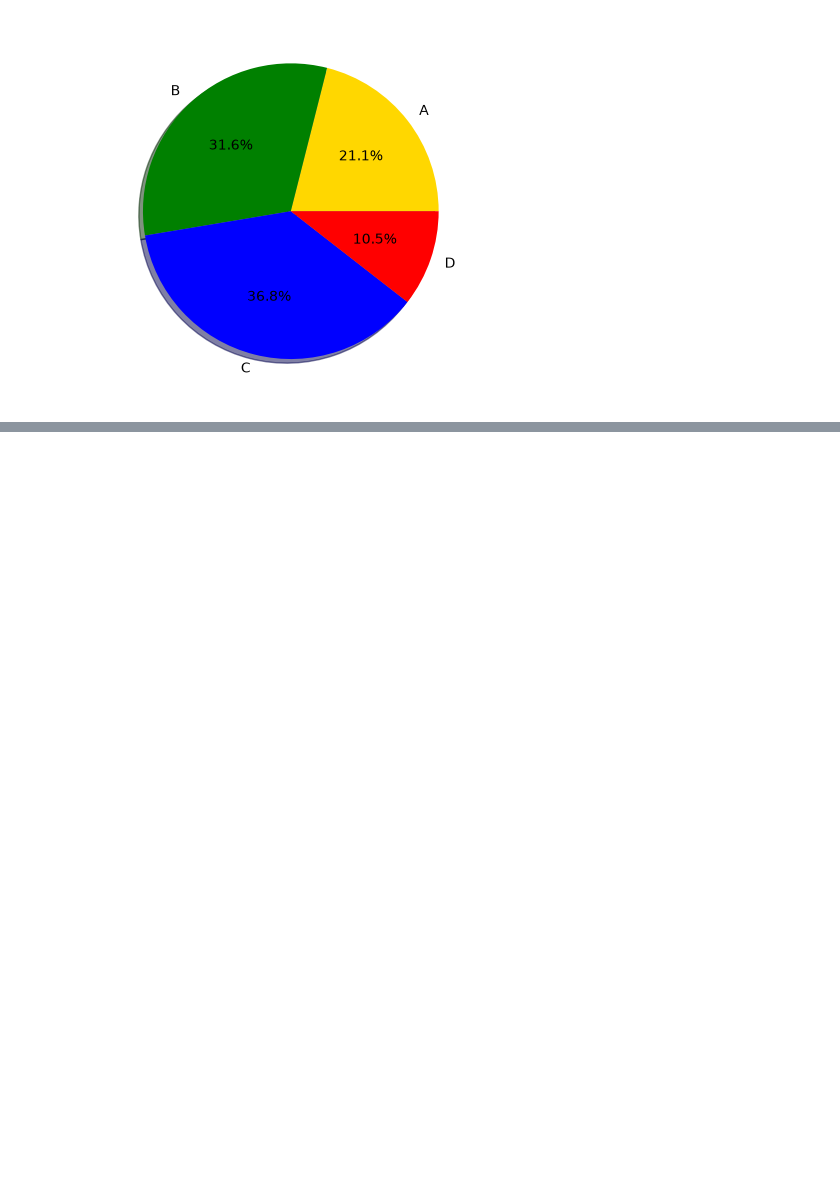
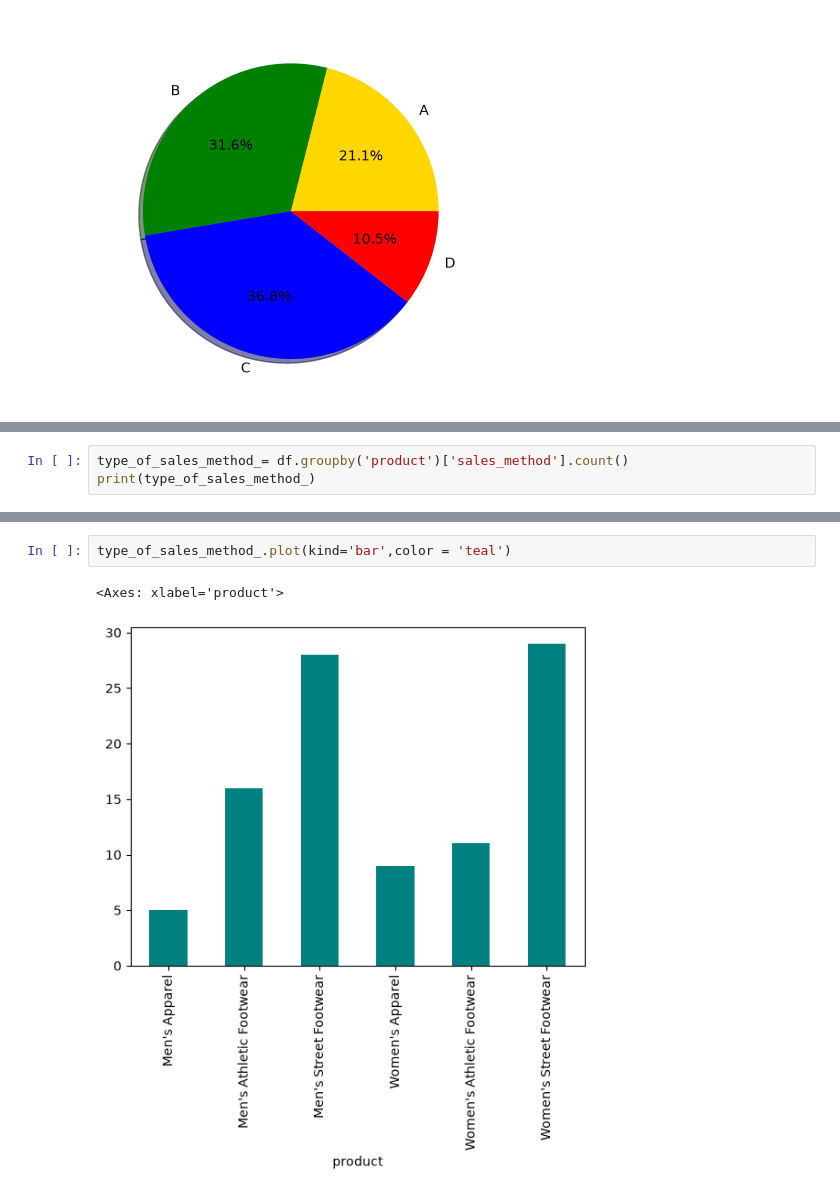
Before and after one commit to SabiahMdk/SabiahDAS, a Jupyter notebook: PYTHON/PYTHON DATA ANALYSIS/Matplotlib.ipynb, the cells around one changed output, grey strips where cells are left out. Drawn from its saved outputs; the diff is of its cells as text; blank space fills up the shorter version.

```diff
--- a/PYTHON/PYTHON DATA ANALYSIS/Matplotlib.ipynb
+++ b/PYTHON/PYTHON DATA ANALYSIS/Matplotlib.ipynb
@@ -102,0 +119,3 @@ df.head()
+# %%
+type_of_sales_method_= df.groupby('product')['sales_method'].count()
+print(type_of_sales_method_)
@@ -102,0 +131,5 @@ df.head()
+# %%
+type_of_sales_method_.plot(kind='bar',color = 'teal')
+# %% [output]
+<Axes: xlabel='product'>
+[figure, added]
```
Also changed, not shown: parts of 5 cells of this notebook.
